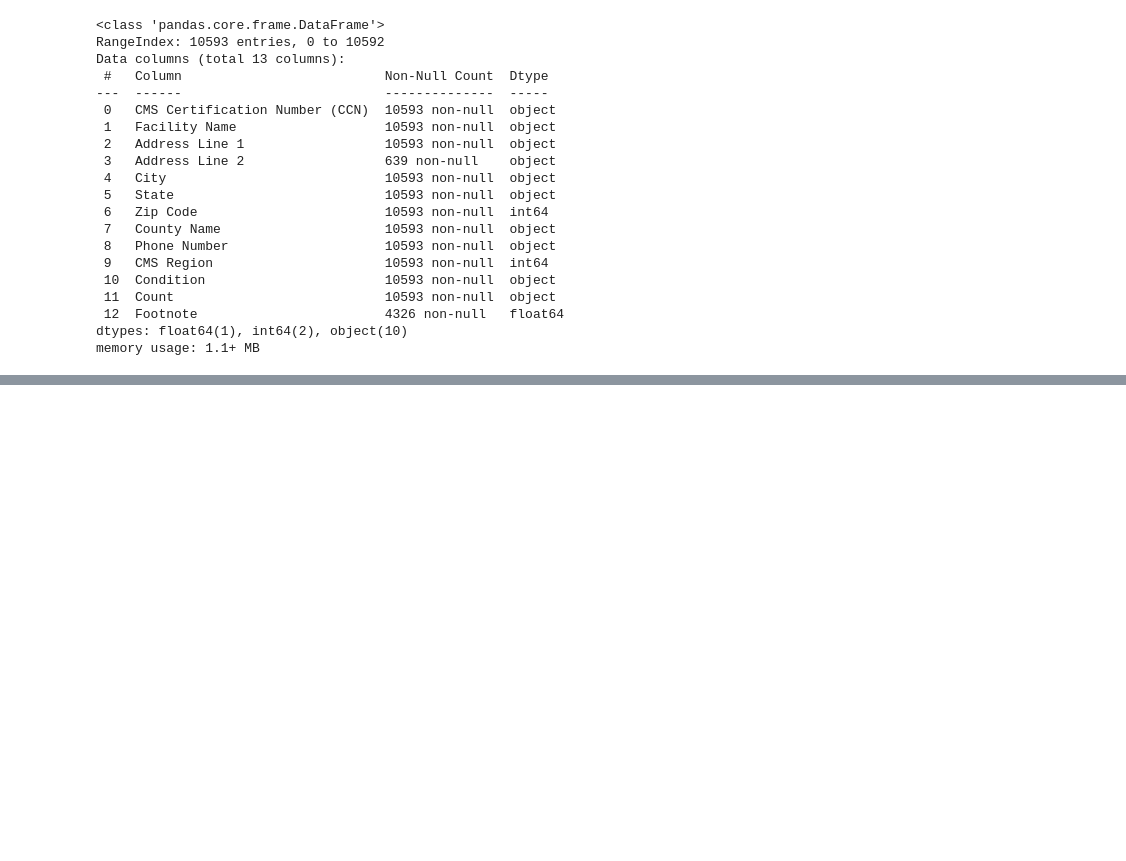
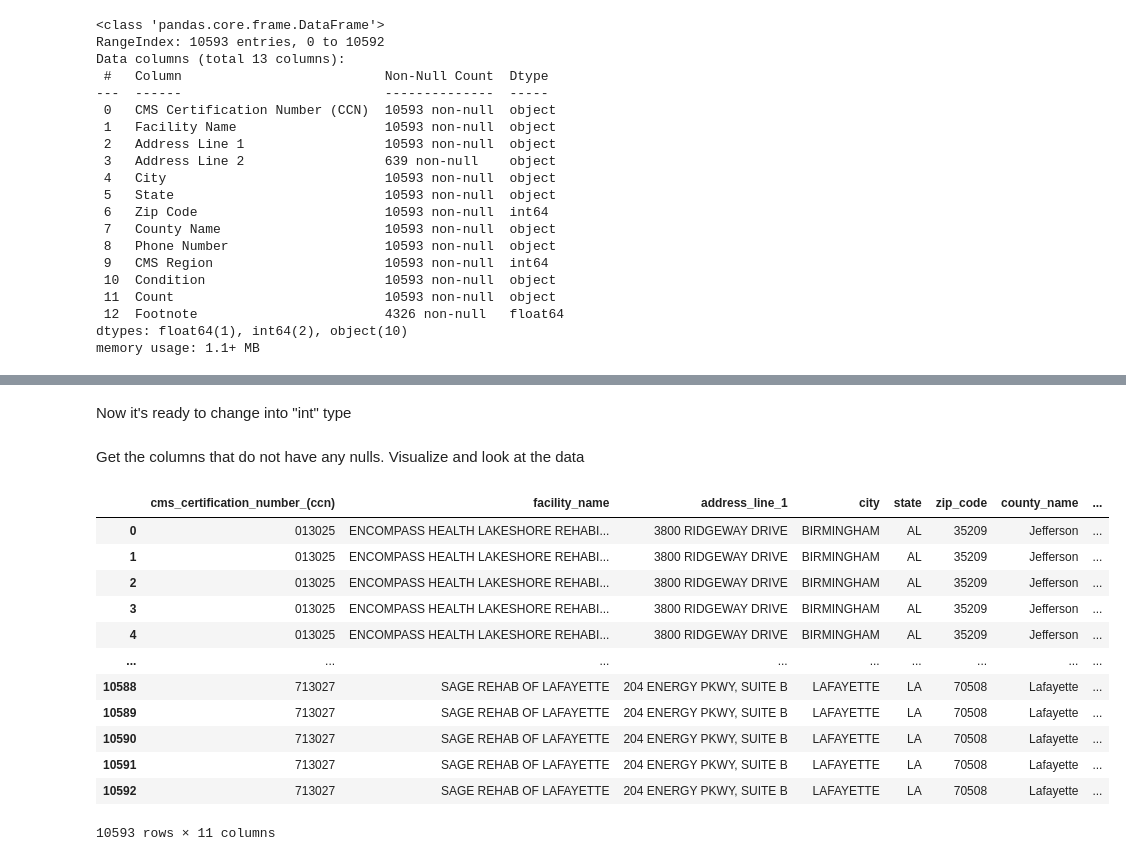
Before and after one commit to AJMartinezLlanes/medicare-inpatient-rehab-conditions, a Jupyter notebook: wrangle.ipynb, the cells around one changed output, grey strips where cells are left out. Cells and saved outputs as stored; diff of their text form; code cells hidden in the pictures; blank space fills up the shorter version.

```diff
--- a/wrangle.ipynb
+++ b/wrangle.ipynb
@@ -68,0 +179,2 @@ df.describe()
+# %% [markdown]
+Now it's ready to change into "int" type
@@ -68,0 +183,18 @@ df.describe()
+# %% [markdown]
+Get the columns that do not have any nulls. Visualize and look at the data
+# %%
+df [df.columns[(df.isnull().sum() == 0)]]
+# %% [output]
+|  | cms_certification_number_(ccn) | facility_name | address_line_1 | city | state | zip_code | county_name | ... |
+| 0 | 013025 | ENCOMPASS HEALTH LAKESHORE REHABI... | 3800 RIDGEWAY DRIVE | BIRMINGHAM | AL | 35209 | Jefferson | ... |
+| 1 | 013025 | ENCOMPASS HEALTH LAKESHORE REHABI... | 3800 RIDGEWAY DRIVE | BIRMINGHAM | AL | 35209 | Jefferson | ... |
+| 2 | 013025 | ENCOMPASS HEALTH LAKESHORE REHABI... | 3800 RIDGEWAY DRIVE | BIRMINGHAM | AL | 35209 | Jefferson | ... |
+| 3 | 013025 | ENCOMPASS HEALTH LAKESHORE REHABI... | 3800 RIDGEWAY DRIVE | BIRMINGHAM | AL | 35209 | Jefferson | ... |
+| 4 | 013025 | ENCOMPASS HEALTH LAKESHORE REHABI... | 3800 RIDGEWAY DRIVE | BIRMINGHAM | AL | 35209 | Jefferson | ... |
+| ... | ... | ... | ... | ... | ... | ... | ... | ... |
+| 10588 | 713027 | SAGE REHAB OF LAFAYETTE | 204 ENERGY PKWY, SUITE B | LAFAYETTE | LA | 70508 | Lafayette | ... |
+| 10589 | 713027 | SAGE REHAB OF LAFAYETTE | 204 ENERGY PKWY, SUITE B | LAFAYETTE | LA | 70508 | Lafayette | ... |
+| 10590 | 713027 | SAGE REHAB OF LAFAYETTE | 204 ENERGY PKWY, SUITE B | LAFAYETTE | LA | 70508 | Lafayette | ... |
+| 10591 | 713027 | SAGE REHAB OF LAFAYETTE | 204 ENERGY PKWY, SUITE B | LAFAYETTE | LA | 70508 | Lafayette | ... |
+| 10592 | 713027 | SAGE REHAB OF LAFAYETTE | 204 ENERGY PKWY, SUITE B | LAFAYETTE | LA | 70508 | Lafayette | ... |
+10593 rows × 11 columns
```
Also changed, not shown: parts of 41 cells of this notebook, 3 other files.
